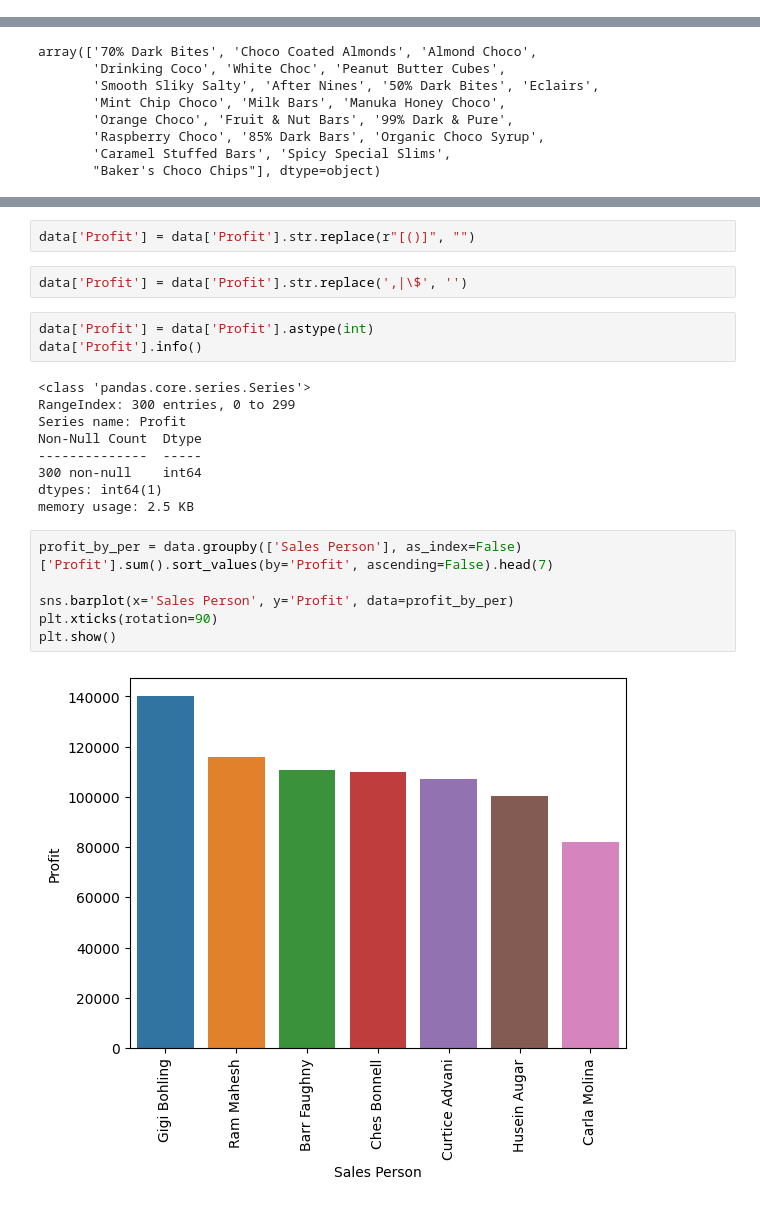
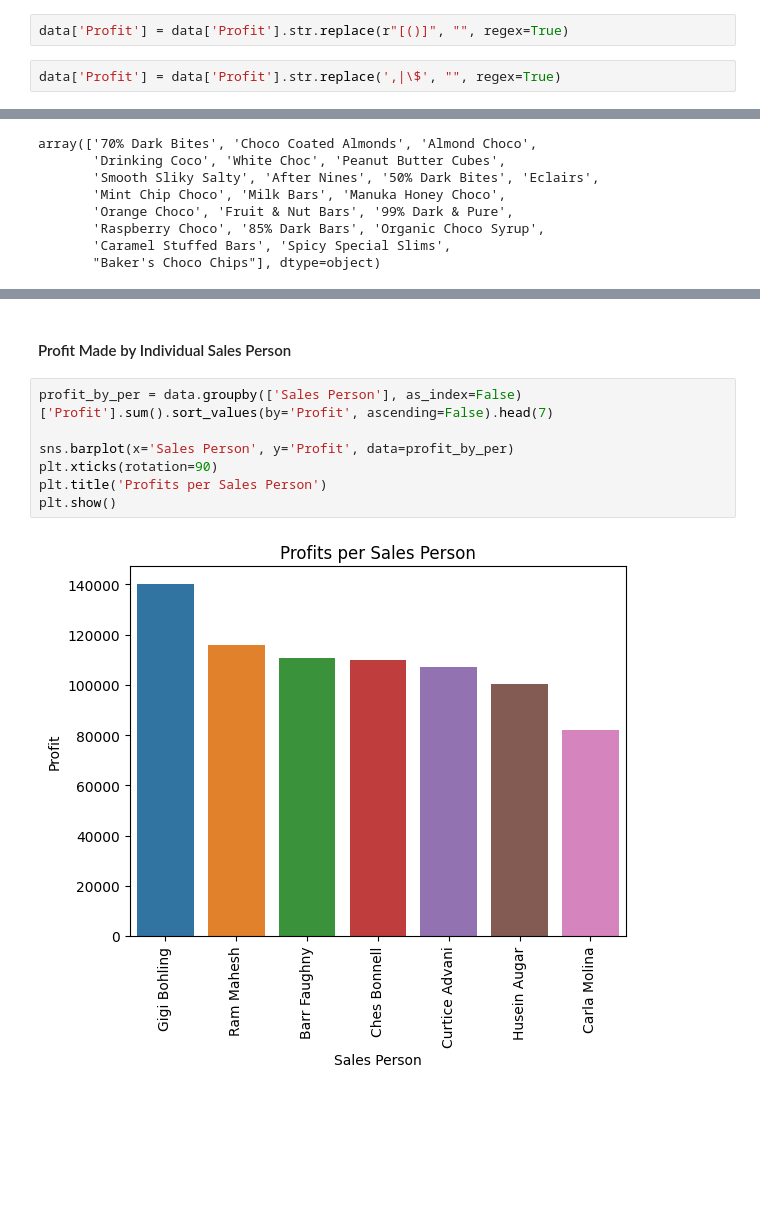
Before and after one commit to Anuj-Meshram/Chocolate_Sales_Analysis, a Jupyter notebook: chocolate_sales_analysis.ipynb, the cells around one changed output, grey strips where cells are left out. Drawn from its saved outputs; the diff is of its cells as text; blank space fills up the shorter version.

```diff
--- a/chocolate_sales_analysis.ipynb
+++ b/chocolate_sales_analysis.ipynb
@@ -58,0 +75,4 @@ dtype: int64
+# %%
+data['Profit'] = data['Profit'].str.replace(r"[()]", "", regex=True)
+# %%
+data['Profit'] = data['Profit'].str.replace(',|\$', "", regex=True)
@@ -94,24 +135,11 @@ plt.show()
-# %%
-data['Profit'] = data['Profit'].str.replace(r"[()]", "")
-# %%
-data['Profit'] = data['Profit'].str.replace(',|\$', '')
-# %%
-data['Profit'] = data['Profit'].astype(int)
-data['Profit'].info()
-# %% [output]
-<class 'pandas.core.series.Series'>
-RangeIndex: 300 entries, 0 to 299
-Series name: Profit
-Non-Null Count  Dtype
---------------  -----
-300 non-null    int64
-dtypes: int64(1)
-memory usage: 2.5 KB
+# %% [markdown]
+#### Profit Made by Individual Sales Person
 # %%
 profit_by_per = data.groupby(['Sales Person'], as_index=False)['Profit'].sum().sort_values(by='Profit', ascending=False).head(7)
 
 sns.barplot(x='Sales Person', y='Profit', data=profit_by_per)
 plt.xticks(rotation=90)
+plt.title('Profits per Sales Person')
 plt.show()
 # %% [output]
-[figure, old version]
+[figure, new version]
```
Also changed, not shown: parts of 16 cells of this notebook.
